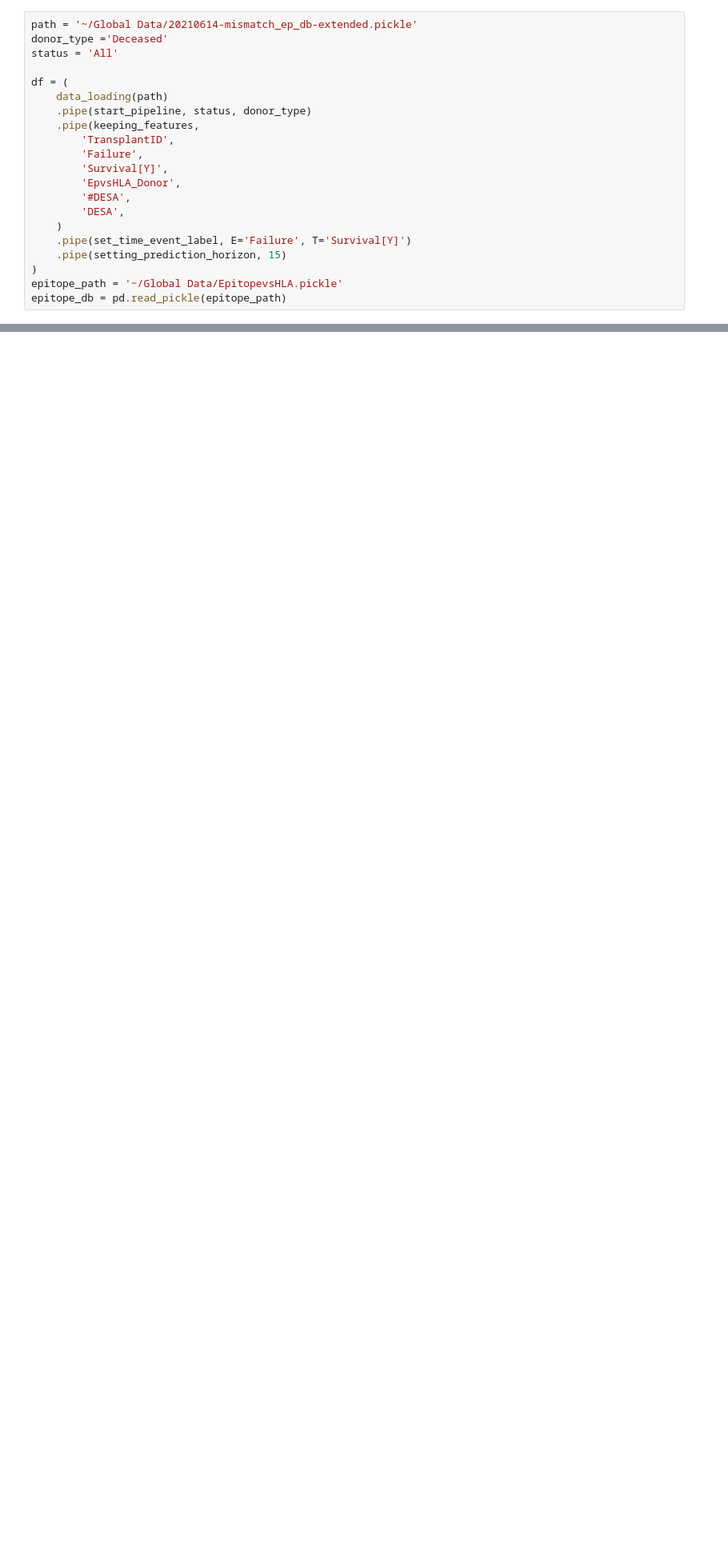
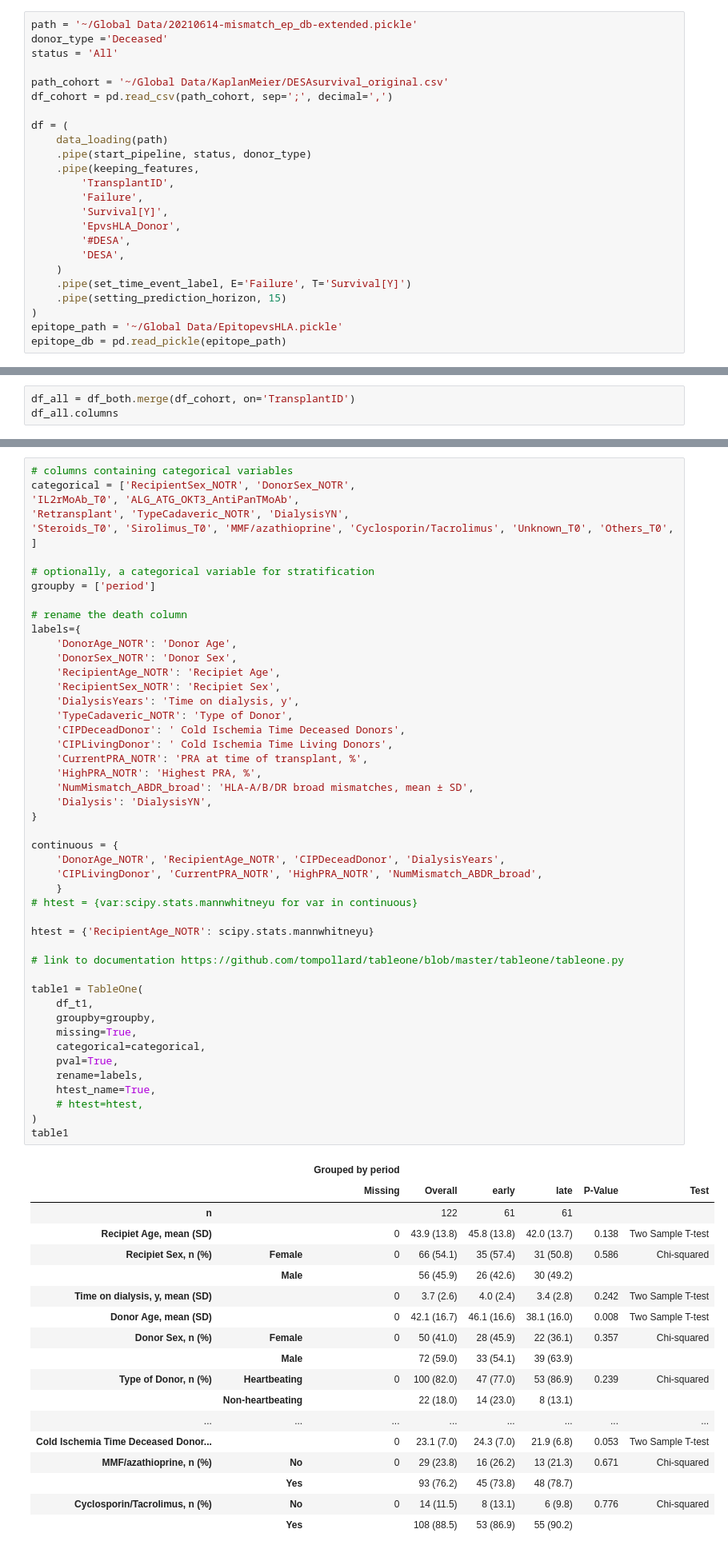
Before and after one commit to umcu-stride/desa_paper, a Jupyter notebook: Notebooks/antibody_epitopes/causal_analysis.ipynb, the cells around one changed output, grey strips where cells are left out. Shown: that part at 80% size. Saved outputs shown, nothing was run; the diff lists cells and outputs as text; blank space fills up the shorter version.

Commit message:
Add table 1 for early v. late failure
cf. table 1 in main DESA paper

```diff
--- a/Notebooks/antibody_epitopes/causal_analysis.ipynb
+++ b/Notebooks/antibody_epitopes/causal_analysis.ipynb
@@ -12,6 +14,9 @@ import matplotlib.pyplot as plt
 path = '~/Global Data/20210614-mismatch_ep_db-extended.pickle'
 donor_type ='Deceased'
 status = 'All'
+
+path_cohort = '~/Global Data/KaplanMeier/DESAsurvival_original.csv'
+df_cohort = pd.read_csv(path_cohort, sep=';', decimal=',')
 
 df = (
     data_loading(path)
@@ -101,0 +109,3 @@ df_both
+# %%
+df_all = df_both.merge(df_cohort, on='TransplantID')
+df_all.columns
@@ -101,0 +169,67 @@ df_both
+# %%
+# columns containing categorical variables
+categorical = ['RecipientSex_NOTR', 'DonorSex_NOTR',
+'IL2rMoAb_T0', 'ALG_ATG_OKT3_AntiPanTMoAb',
+'Retransplant', 'TypeCadaveric_NOTR', 'DialysisYN',
+'Steroids_T0', 'Sirolimus_T0', 'MMF/azathioprine', 'Cyclosporin/Tacrolimus', 'Unknown_T0', 'Others_T0',
+]
+
+# optionally, a categorical variable for stratification
+groupby = ['period']
+
+# rename the death column
+labels={
+    'DonorAge_NOTR': 'Donor Age',
+    'DonorSex_NOTR': 'Donor Sex',
+    'RecipientAge_NOTR': 'Recipiet Age',
+    'RecipientSex_NOTR': 'Recipiet Sex',
+    'DialysisYears': 'Time on dialysis, y',
+    'TypeCadaveric_NOTR': 'Type of Donor',
+    'CIPDeceadDonor': ' Cold Ischemia Time Deceased Donors',
+    'CIPLivingDonor': ' Cold Ischemia Time Living Donors',
+    'CurrentPRA_NOTR': 'PRA at time of transplant, %',
+    'HighPRA_NOTR': 'Highest PRA, %',
+    'NumMismatch_ABDR_broad': 'HLA-A/B/DR broad mismatches, mean ± SD',
+    'Dialysis': 'DialysisYN',
+}
+
+continuous = {
+    'DonorAge_NOTR', 'RecipientAge_NOTR', 'CIPDeceadDonor', 'DialysisYears',
+    'CIPLivingDonor', 'CurrentPRA_NOTR', 'HighPRA_NOTR', 'NumMismatch_ABDR_broad',
+    }
+# htest = {var:scipy.stats.mannwhitneyu for var in continuous}
+
+htest = {'RecipientAge_NOTR': scipy.stats.mannwhitneyu}
+
+# link to documentation https://github.com/tompollard/tableone/blob/master/tableone/tableone.py
+
+table1 = TableOne(
+    df_t1,
+    groupby=groupby,
+    missing=True,
+    categorical=categorical,
+    pval=True,
+    rename=labels,
+    htest_name=True,
+    # htest=htest,
+)
+table1
+# %% [output]
+|  |  | Grouped by period |  |  |  |  |  |
+|  |  | Missing | Overall | early | late | P-Value | Test |
+| n |  |  | 122 | 61 | 61 |  |  |
+| Recipiet Age, mean (SD) |  | 0 | 43.9 (13.8) | 45.8 (13.8) | 42.0 (13.7) | 0.138 | Two Sample T-test |
+| Recipiet Sex, n (%) | Female | 0 | 66 (54.1) | 35 (57.4) | 31 (50.8) | 0.586 | Chi-squared |
+|  | Male |  | 56 (45.9) | 26 (42.6) | 30 (49.2) |  |  |
+| Time on dialysis, y, mean (SD) |  | 0 | 3.7 (2.6) | 4.0 (2.4) | 3.4 (2.8) | 0.242 | Two Sample T-test |
+| Donor Age, mean (SD) |  | 0 | 42.1 (16.7) | 46.1 (16.6) | 38.1 (16.0) | 0.008 | Two Sample T-test |
+| Donor Sex, n (%) | Female | 0 | 50 (41.0) | 28 (45.9) | 22 (36.1) | 0.357 | Chi-squared |
+|  | Male |  | 72 (59.0) | 33 (54.1) | 39 (63.9) |  |  |
+| Type of Donor, n (%) | Heartbeating | 0 | 100 (82.0) | 47 (77.0) | 53 (86.9) | 0.239 | Chi-squared |
+|  | Non-heartbeating |  | 22 (18.0) | 14 (23.0) | 8 (13.1) |  |  |
+| ... | ... | ... | ... | ... | ... | ... | ... |
+| Cold Ischemia Time Deceased Donor... |  | 0 | 23.1 (7.0) | 24.3 (7.0) | 21.9 (6.8) | 0.053 | Two Sample T-test |
+| MMF/azathioprine, n (%) | No | 0 | 29 (23.8) | 16 (26.2) | 13 (21.3) | 0.671 | Chi-squared |
+|  | Yes |  | 93 (76.2) | 45 (73.8) | 48 (78.7) |  |  |
+| Cyclosporin/Tacrolimus, n (%) | No | 0 | 14 (11.5) | 8 (13.1) | 6 (9.8) | 0.776 | Chi-squared |
+|  | Yes |  | 108 (88.5) | 53 (86.9) | 55 (90.2) |  |  |
```
Also changed, not shown: parts of 13 cells of this notebook.
